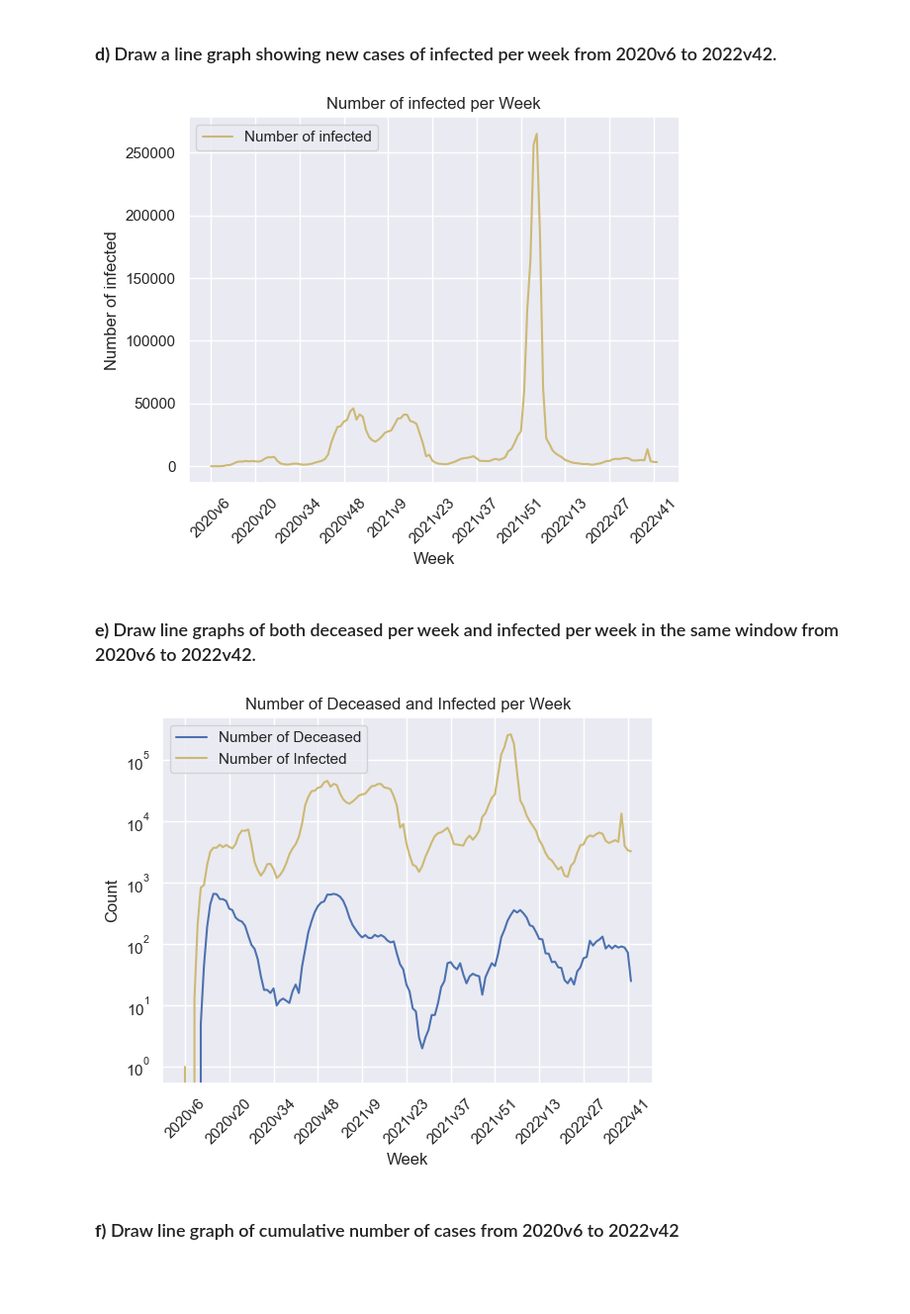
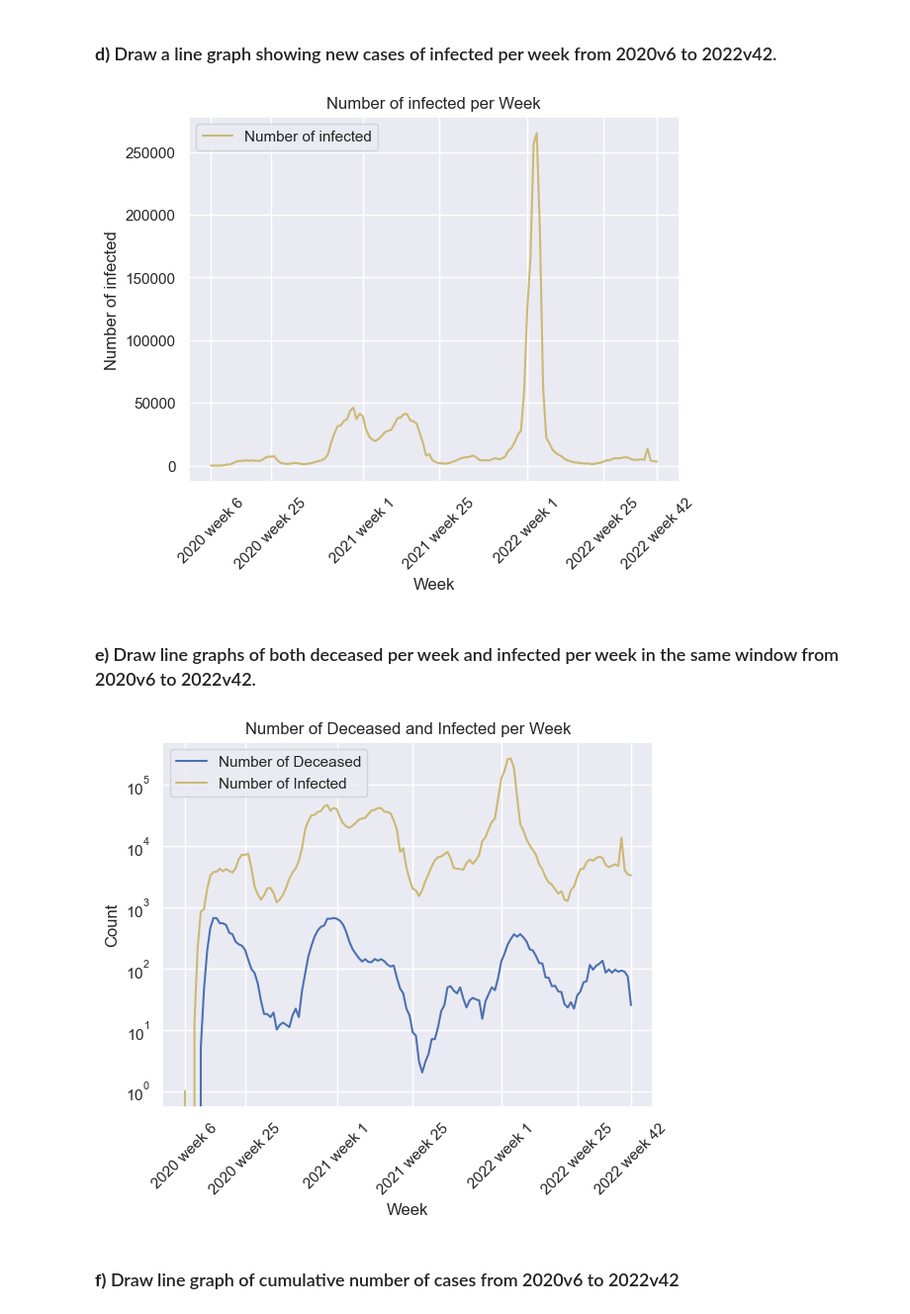
Before and after one commit to DeerBay/Data-Processing-Julia-Sjoholm, a Jupyter notebook: Lab/Exercise01.ipynb, the cells around one changed output. Shown at 99% size. Drawn from its saved outputs; the diff is of its cells as text; code cells hidden in the pictures; blank space fills up the shorter version.

```diff
--- a/Lab/Exercise01.ipynb
+++ b/Lab/Exercise01.ipynb
@@ -139,9 +139,10 @@ import seaborn as sns
 import matplotlib.pyplot as plt
 sns.set_theme(style="darkgrid")
 sns.lineplot(data=df, x='Vecka', y='Antal_avlidna_vecka', color='b', label='Number of Deceased')
-
+ticks_weeks = ['2020v6', '2020v25', '2021v1', '2021v25', '2022v1', '2022v25', '2022v42']
+week_labels = ['2020 week 6', '2020 week 25', '2021 week 1', '2021 week 25', '2022 week 1', '2022 week 25', '2022 week 42']
 # Choose the number of x ticks to display
-plt.xticks(df['Vecka'][::14], rotation=45)
+plt.xticks(ticks_weeks, week_labels, rotation=45)
 
 # Set plot title and labels
 plt.title('Number of Deceased per Week')
@@ -162,7 +163,7 @@ plt.show()
 sns.lineplot(data=df, x='Vecka', y='Antal_fall_vecka', color='y', label='Number of infected')
 
 # Choose the number of x ticks to display
-plt.xticks(df['Vecka'][::14], rotation=45)
+plt.xticks(ticks_weeks, week_labels, rotation=45)
 
 plt.title('Number of infected per Week')
 plt.xlabel('Week')
@@ -171,24 +172,25 @@ plt.ylabel('Number of infected')
 plt.legend()
 plt.show()
 # %% [output]
-[figure, old version]
+[figure, new version]
 # %% [markdown]
 ### **e)** Draw line graphs of both deceased per week and infected per week in the same window from 2020v6 to 2022v42.
 # %%
 # Create a line plot with Seaborn for the number of deceased
 sns.lineplot(data=df, x='Vecka', y='Antal_avlidna_vecka', color='b', label='Number of Deceased').set_yscale("log")
 
 # Add another line for the number of infected individuals
 sns.lineplot(data=df, x='Vecka', y='Antal_fall_vecka', color='y', label='Number of Infected').set_yscale("log")
 
-plt.xticks(df['Vecka'][::14], rotation=45)
+plt.xticks(ticks_weeks, week_labels, rotation=45)
+
 plt.title('Number of Deceased and Infected per Week')
 plt.xlabel('Week')
 plt.ylabel('Count')
 plt.legend()
 plt.show()
 # %% [output]
-[figure, old version]
+[figure, new version]
 # %% [markdown]
 ### **f)** Draw line graph of cumulative number of cases from 2020v6 to 2022v42
 # %%
```
Also changed, not shown: parts of 2 cells of this notebook, 8 other files.
